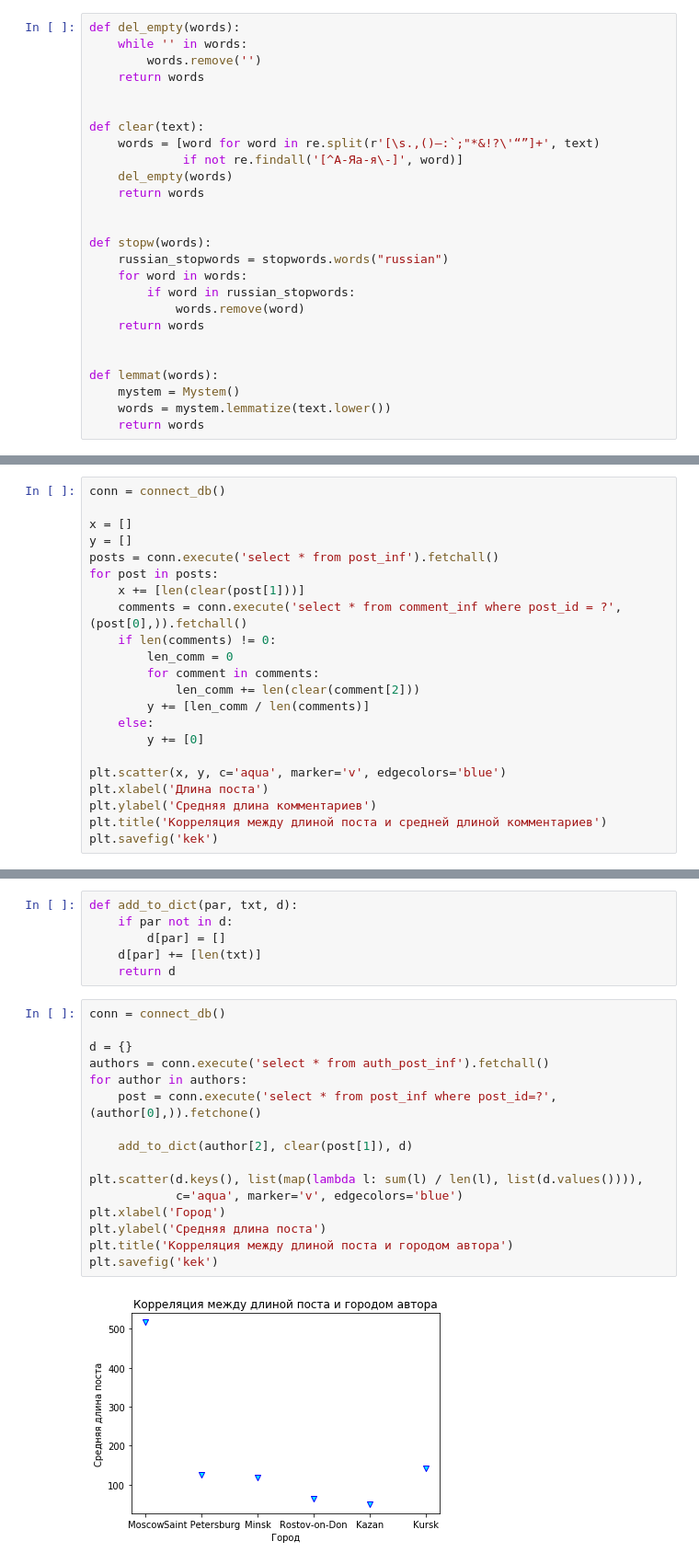
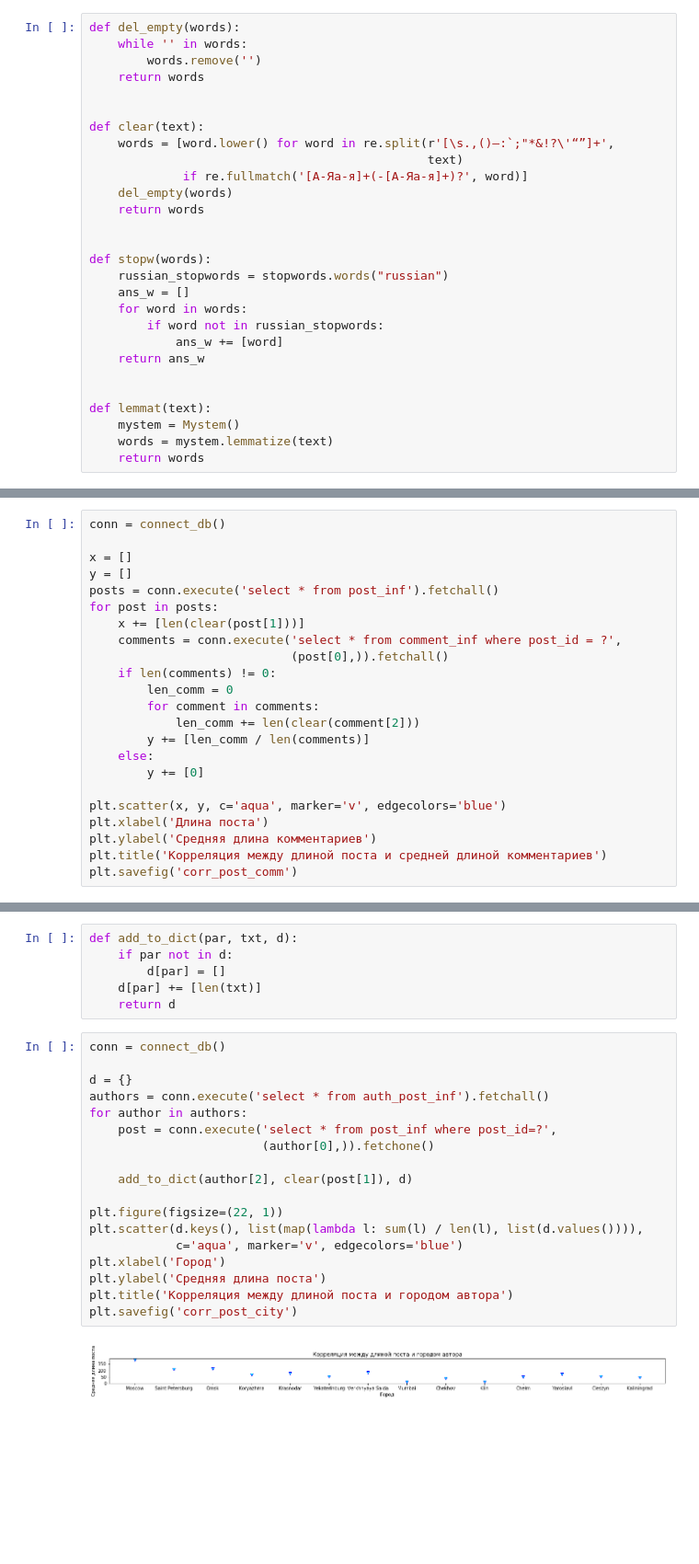
Before and after one commit to psaleksandrova/hseprog2018, a Jupyter notebook: homeworks/hw6/HW6_VK.ipynb, the cells around one changed output, grey strips where cells are left out. Shown at 92% size. Saved outputs shown, nothing was run; the diff lists cells and outputs as text; blank space fills up the shorter version.

```diff
--- a/homeworks/hw6/HW6_VK.ipynb
+++ b/homeworks/hw6/HW6_VK.ipynb
@@ -25,23 +20,25 @@ def del_empty(words):
 
 
 def clear(text):
-    words = [word for word in re.split(r'[\s.,()—:`;"*&!?\'“”]+', text)
-             if not re.findall('[^А-Яа-я\-]', word)]
+    words = [word.lower() for word in re.split(r'[\s.,()—:`;"*&!?\'“”]+',
+                                               text)
+             if re.fullmatch('[А-Яа-я]+(-[А-Яа-я]+)?', word)]
     del_empty(words)
     return words
 
 
 def stopw(words):
     russian_stopwords = stopwords.words("russian")
+    ans_w = []
     for word in words:
-        if word in russian_stopwords:
-            words.remove(word)
-    return words
+        if word not in russian_stopwords:
+            ans_w += [word]
+    return ans_w
 
 
-def lemmat(words):
+def lemmat(text):
     mystem = Mystem()
-    words = mystem.lemmatize(text.lower())
+    words = mystem.lemmatize(text)
     return words
 # %%
 def count_years(bdate):
@@ -160,7 +180,8 @@ y = []
 posts = conn.execute('select * from post_inf').fetchall()
 for post in posts:
     x += [len(clear(post[1]))]
-    comments = conn.execute('select * from comment_inf where post_id = ?', (post[0],)).fetchall()
+    comments = conn.execute('select * from comment_inf where post_id = ?',
+                            (post[0],)).fetchall()
     if len(comments) != 0:
         len_comm = 0
         for comment in comments:
@@ -173,5 +194,5 @@ plt.scatter(x, y, c='aqua', marker='v', edgecolors='blue')
 plt.xlabel('Длина поста')
 plt.ylabel('Средняя длина комментариев')
 plt.title('Корреляция между длиной поста и средней длиной комментариев')
-plt.savefig('kek')
+plt.savefig('corr_post_comm')
 # %% [output]
@@ -185,21 +206,23 @@ def add_to_dict(par, txt, d):
 # %%
 conn = connect_db()
 
 d = {}
 authors = conn.execute('select * from auth_post_inf').fetchall()
 for author in authors:
-    post = conn.execute('select * from post_inf where post_id=?', (author[0],)).fetchone()
+    post = conn.execute('select * from post_inf where post_id=?',
+                        (author[0],)).fetchone()
 
     add_to_dict(author[2], clear(post[1]), d)
 
+plt.figure(figsize=(22, 1))
 plt.scatter(d.keys(), list(map(lambda l: sum(l) / len(l), list(d.values()))),
             c='aqua', marker='v', edgecolors='blue')
 plt.xlabel('Город')
 plt.ylabel('Средняя длина поста')
 plt.title('Корреляция между длиной поста и городом автора')
-plt.savefig('kek')
+plt.savefig('corr_post_city')
 # %% [output]
-[figure, old version]
+[figure, new version]
 # %%
 conn = connect_db()
 
```
Also changed, not shown: parts of 14 cells of this notebook, 8 other files.
